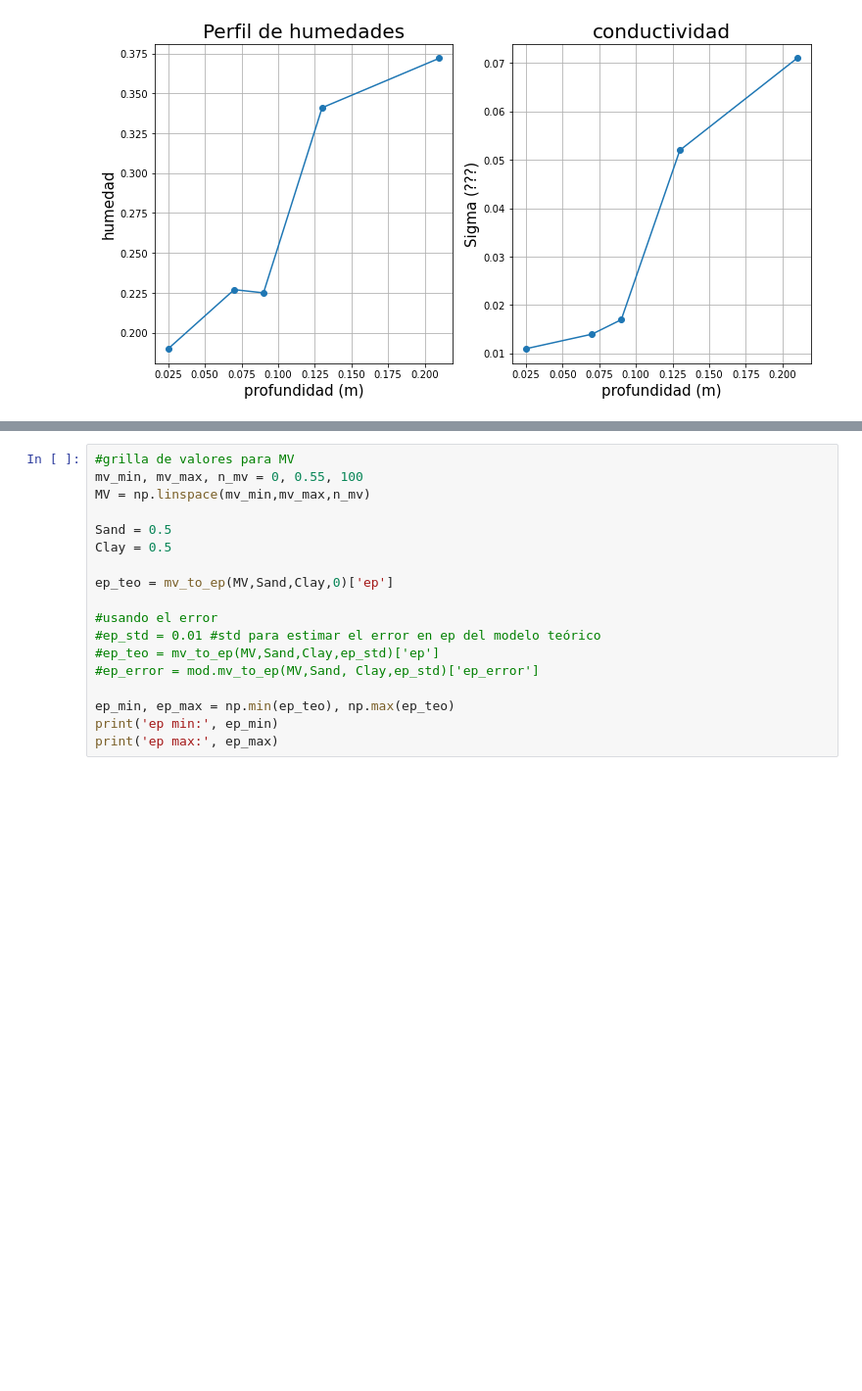
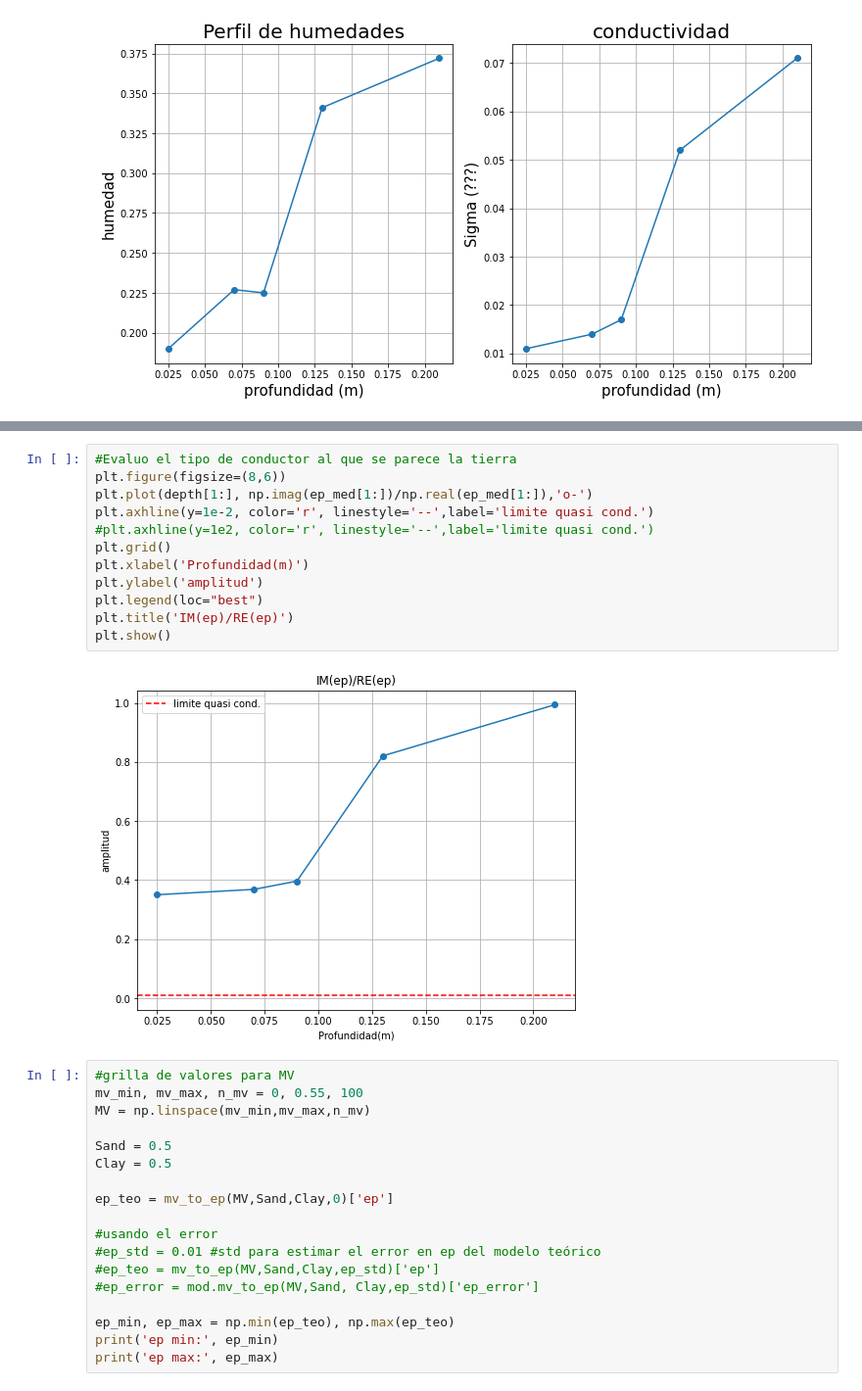
Before and after one commit to Coraline-github/tesis, a Jupyter notebook: mediciones_09_06/ajustes_09_06.ipynb, the cells around one changed output, grey strips where cells are left out. Shown at 98% size. Saved outputs shown, nothing was run; the diff lists cells and outputs as text; blank space fills up the shorter version.

```diff
--- a/mediciones_09_06/ajustes_09_06.ipynb
+++ b/mediciones_09_06/ajustes_09_06.ipynb
@@ -527,3 +541,17 @@ Text(0.5, 1.0, 'conductividad')
+# %%
+#Evaluo el tipo de conductor al que se parece la tierra
+plt.figure(figsize=(8,6))
+plt.plot(depth[1:], np.imag(ep_med[1:])/np.real(ep_med[1:]),'o-')
+plt.axhline(y=1e-2, color='r', linestyle='--',label='limite quasi cond.')
+#plt.axhline(y=1e2, color='r', linestyle='--',label='limite quasi cond.')
+plt.grid()
+plt.xlabel('Profundidad(m)')
+plt.ylabel('amplitud')
+plt.legend(loc="best")
+plt.title('IM(ep)/RE(ep)')
+plt.show()
+# %% [output]
+[figure, added]
 # %%
 #grilla de valores para MV
 mv_min, mv_max, n_mv = 0, 0.55, 100
```
Also changed, not shown: parts of 4 cells of this notebook, 1 other file.
